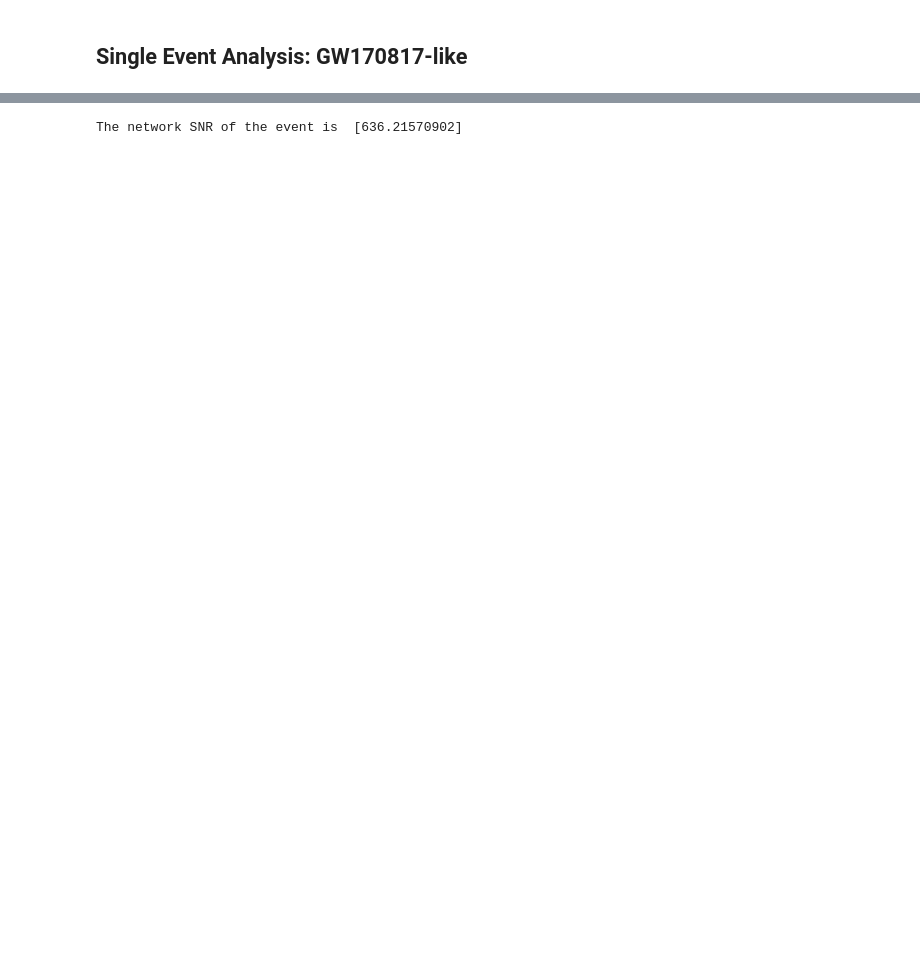
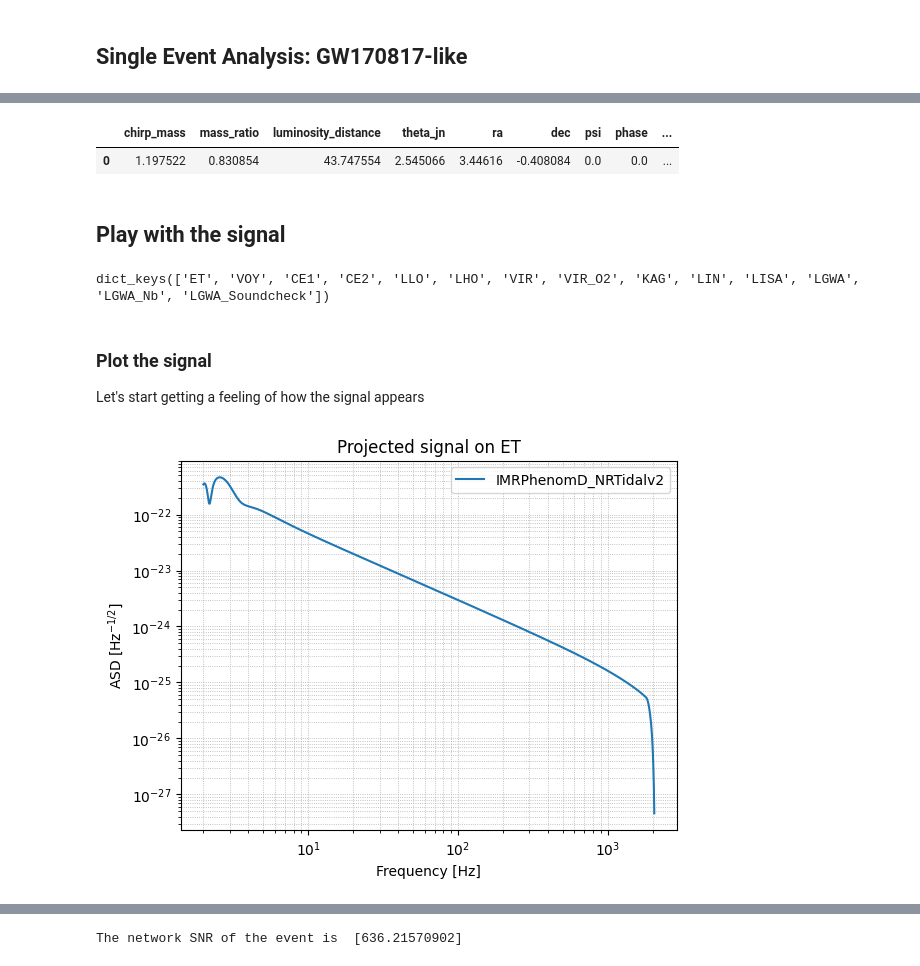
Before and after one commit to janosch314/GWFish, a Jupyter notebook: gwfish_tutorial.ipynb, the cells around one changed output, grey strips where cells are left out. Drawn from its saved outputs; the diff is of its cells as text; code cells hidden in the pictures; blank space fills up the shorter version.

```diff
--- a/gwfish_tutorial.ipynb
+++ b/gwfish_tutorial.ipynb
@@ -129,0 +154,22 @@ fisher_parameters = ['mass_1', 'mass_2', 'luminosity_distance', 'theta_jn', 'dec
+# %%
+# Event's parameters should be passed as Pandas dataframe
+
+parameters = {
+    'chirp_mass': np.array([1.1858999987203738]) * (1 + 0.00980),
+    'mass_ratio': np.array([0.8308538032620448]),
+    'luminosity_distance': Planck18.luminosity_distance(0.00980).value,
+    'theta_jn': np.array([2.545065595974997]),
+    'ra': np.array([3.4461599999999994]),
+    'dec': np.array([-0.4080839999999999]),
+    'psi': np.array([0.]),
+    'phase': np.array([0.]),
+    'geocent_time': np.array([1187008882.4]),
+    'a_1':np.array([0.005136138323169717]),
+    'a_2':np.array([0.003235146993487445]),
+    'lambda_1':np.array([368.17802383555687]),
+    'lambda_2':np.array([586.5487031450857])}
+parameters = pd.DataFrame(parameters)
+parameters
+# %% [output]
+|  | chirp_mass | mass_ratio | luminosity_distance | theta_jn | ra | dec | psi | phase | ... |
+| 0 | 1.197522 | 0.830854 | 43.747554 | 2.545066 | 3.44616 | -0.408084 | 0.0 | 0.0 | ... |
@@ -129,0 +180,27 @@ fisher_parameters = ['mass_1', 'mass_2', 'luminosity_distance', 'theta_jn', 'dec
+# %% [markdown]
+## Play with the signal
+# %%
+# To access the available detectors, use the following command
+gw.utilities.get_available_detectors()
+# %% [output]
+dict_keys(['ET', 'VOY', 'CE1', 'CE2', 'LLO', 'LHO', 'VIR', 'VIR_O2', 'KAG', 'LIN', 'LISA', 'LGWA', 'LGWA_Nb', 'LGWA_Soundcheck'])
+# %% [markdown]
+### Plot the signal
+Let's start getting a feeling of how the signal appears
+# %%
+# Choose the detector onto which you want to project the signal
+detector = 'ET'
+
+# The following function outputs the signal projected onto the chosen detector
+signal, _ = gw.utilities.get_fd_signal(parameters, detector, waveform_model)
+frequency = gw.detection.Detector(detector).frequencyvector[:, 0]
+# This signal has three components since ET comprises three detectors, let's plot one of them
+plt.loglog(frequency, np.abs(signal[:, 0]), label='%s' %waveform_model)
+plt.legend()
+plt.xlabel('Frequency [Hz]')
+plt.ylabel('ASD [Hz$^{-1/2}$]')
+plt.grid(linestyle='dotted', linewidth='0.6', which='both')
+plt.title('Projected signal on %s' %detector)
+plt.show()
+# %% [output]
+[figure, added]
```
Also changed, not shown: parts of 73 cells of this notebook, 1 other file.
